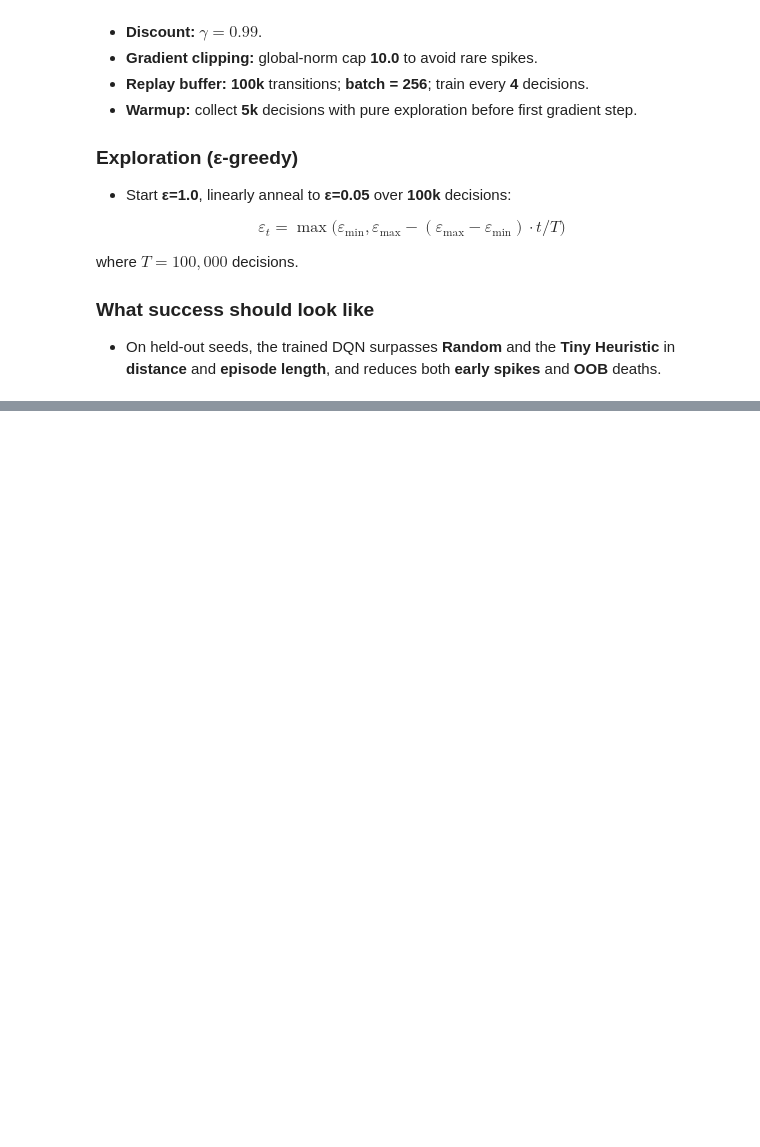
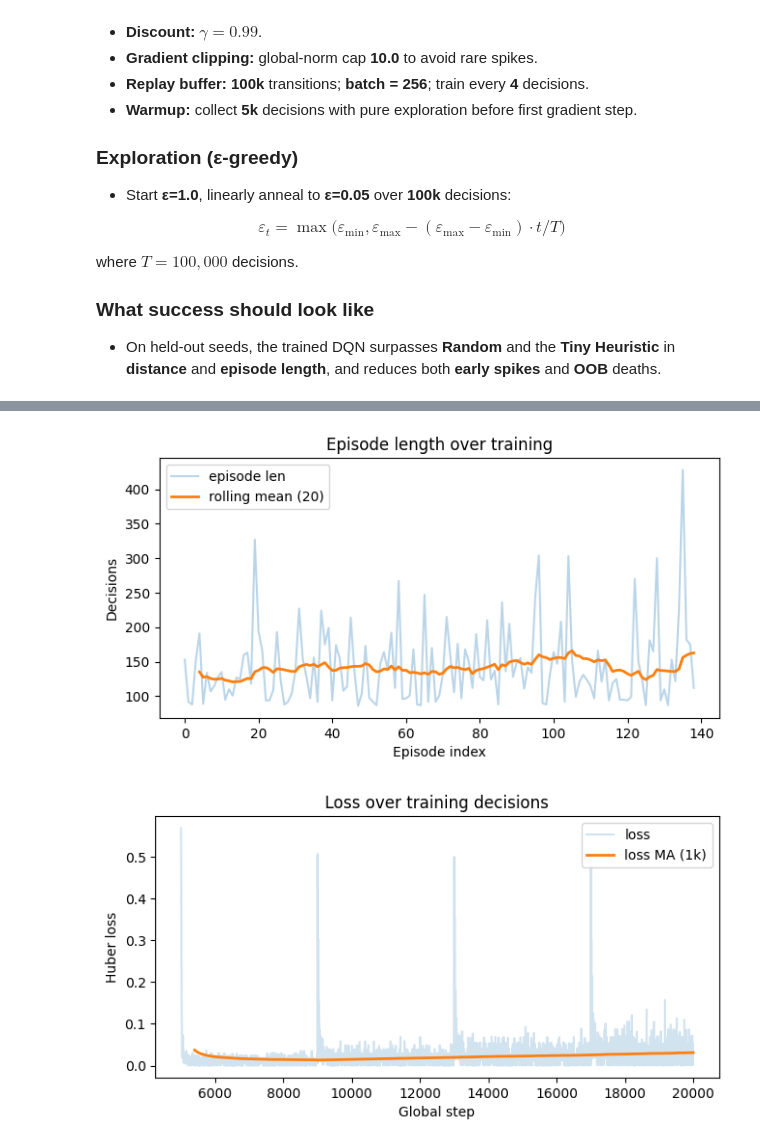
Before and after one commit to Mbaka11/Gravity-Guy-ML, a Jupyter notebook: experiments/notebooks/02_dqn_training.ipynb, the cells around one changed output, grey strips where cells are left out. Cells and saved outputs as stored; diff of their text form; code cells hidden in the pictures; blank space fills up the shorter version.

```diff
--- a/experiments/notebooks/02_dqn_training.ipynb
+++ b/experiments/notebooks/02_dqn_training.ipynb
@@ -303,0 +822,29 @@ where $T = 100{,}000$ decisions.
+# %%
+import matplotlib.pyplot as plt
+
+# 1) Rolling episode length
+if len(epi) > 0:
+    plt.figure(figsize=(7.5,3.5))
+    plt.plot(epi["episode"], epi["ep_len"], alpha=0.3, label="episode len")
+    plt.plot(epi["episode"], epi["roll_len"], linewidth=2, label="rolling mean (20)")
+    plt.title("Episode length over training")
+    plt.xlabel("Episode index")
+    plt.ylabel("Decisions")
+    plt.legend()
+    plt.show()
+
+# 2) Loss over time (only where updates exist)
+upd = m[m["has_update"]].copy()
+if len(upd) > 0:
+    upd["loss_ma"] = upd["loss"].rolling(1000, min_periods=100).mean()
+    plt.figure(figsize=(7.5,3.5))
+    plt.plot(upd["global_step"], upd["loss"], alpha=0.2, label="loss")
+    plt.plot(upd["global_step"], upd["loss_ma"], linewidth=2, label="loss MA (1k)")
+    plt.title("Loss over training decisions")
+    plt.xlabel("Global step")
+    plt.ylabel("Huber loss")
+    plt.legend()
+    plt.show()
+# %% [output]
+[figure, added]
+[figure, added]
```
Also changed, not shown: parts of 10 cells of this notebook, 4 other files.
